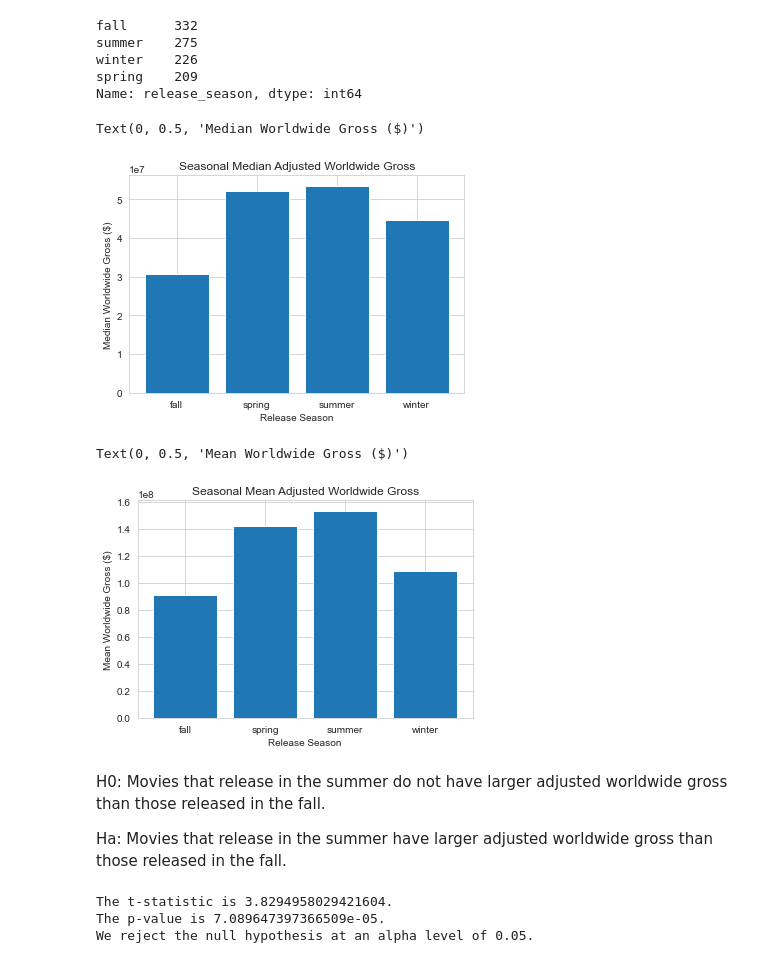
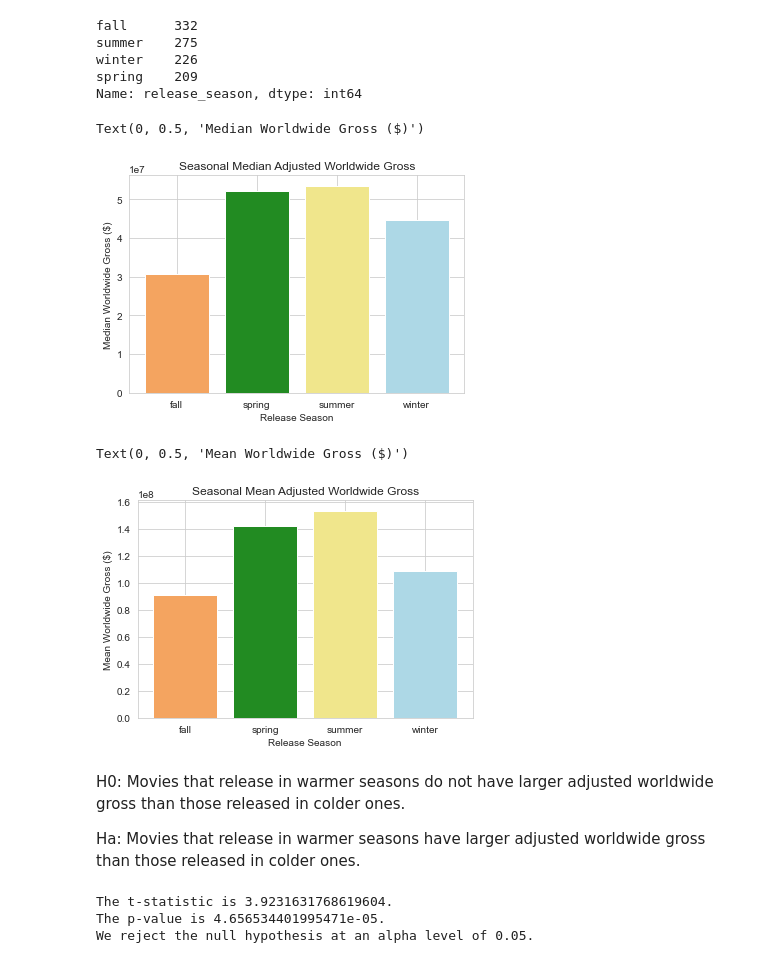
Before and after one commit to doriggs/Semester1Capstone, a Jupyter notebook: student.ipynb, the cells around one changed output. Saved outputs shown, nothing was run; the diff lists cells and outputs as text; code cells hidden in the pictures.

Commit message:
added and prettied up visualizations; additional comments for readability

```diff
--- a/student.ipynb
+++ b/student.ipynb
@@ -456,26 +409,34 @@ winter    226
 spring    209
 Name: release_season, dtype: int64
 # %%
+# group rows by release season, and get medians of each
 seasonal_medians = imdb_df_c2.groupby("release_season").median()["adjusted_worldwide"]
+
+# create barplot w/ custom colors
 fig, ax = plt.subplots()
-ax.bar(seasonal_medians.index, seasonal_medians)
+c = ['sandybrown', 'forestgreen', 'khaki', 'lightblue']
+ax.bar(seasonal_medians.index, seasonal_medians, color = c)
 ax.set_title("Seasonal Median Adjusted Worldwide Gross")
 ax.set_xlabel("Release Season")
 ax.set_ylabel("Median Worldwide Gross ($)")
 # %% [output]
 Text(0, 0.5, 'Median Worldwide Gross ($)')
-[figure, old version]
+[figure, new version]
 # %%
+# group rows by release season, and get means of each
 seasonal_means = imdb_df_c2.groupby("release_season").mean()["adjusted_worldwide"]
+
+# create barplot w/ custom colors
 fig, ax = plt.subplots()
-ax.bar(seasonal_means.index, seasonal_means)
+c = ['sandybrown', 'forestgreen', 'khaki', 'lightblue']
+ax.bar(seasonal_means.index, seasonal_means, color = c)
 ax.set_title("Seasonal Mean Adjusted Worldwide Gross")
 ax.set_xlabel("Release Season")
 ax.set_ylabel("Mean Worldwide Gross ($)")
 # %% [output]
 Text(0, 0.5, 'Mean Worldwide Gross ($)')
-[figure, old version]
+[figure, new version]
 # %% [markdown]
-H0: Movies that release in the summer do not have larger adjusted worldwide gross than those released in the fall.
+H0: Movies that release in warmer seasons do not have larger adjusted worldwide gross than those released in colder ones.
 
-Ha: Movies that release in the summer have larger adjusted worldwide gross than those released in the fall.
+Ha: Movies that release in warmer seasons have larger adjusted worldwide gross than those released in colder ones.
@@ -485,5 +451,5 @@ summer_season = imdb_df_c2[imdb_df_c2["release_season"] == "summer"]
 # %%
-results = stats.ttest_ind(summer_season["adjusted_worldwide"], fall_season["adjusted_worldwide"], alternative = "greater")
+results = stats.ttest_ind(warm_season["adjusted_worldwide"], cold_season["adjusted_worldwide"], alternative = "greater")
 alpha = 0.05
 print("The t-statistic is {}.".format(results.statistic))
 print("The p-value is {}.".format(results.pvalue))
@@ -492,6 +458,6 @@ if(results.pvalue < alpha):
 else:
     print("We fail to reject the null hypothesis at an alpha level of {}.".format(alpha))
 # %% [output]
-The t-statistic is 3.8294958029421604.
-The p-value is 7.089647397366509e-05.
+The t-statistic is 3.9231631768619604.
+The p-value is 4.656534401995471e-05.
 We reject the null hypothesis at an alpha level of 0.05.
```
Also changed, not shown: parts of 20 cells of this notebook.
